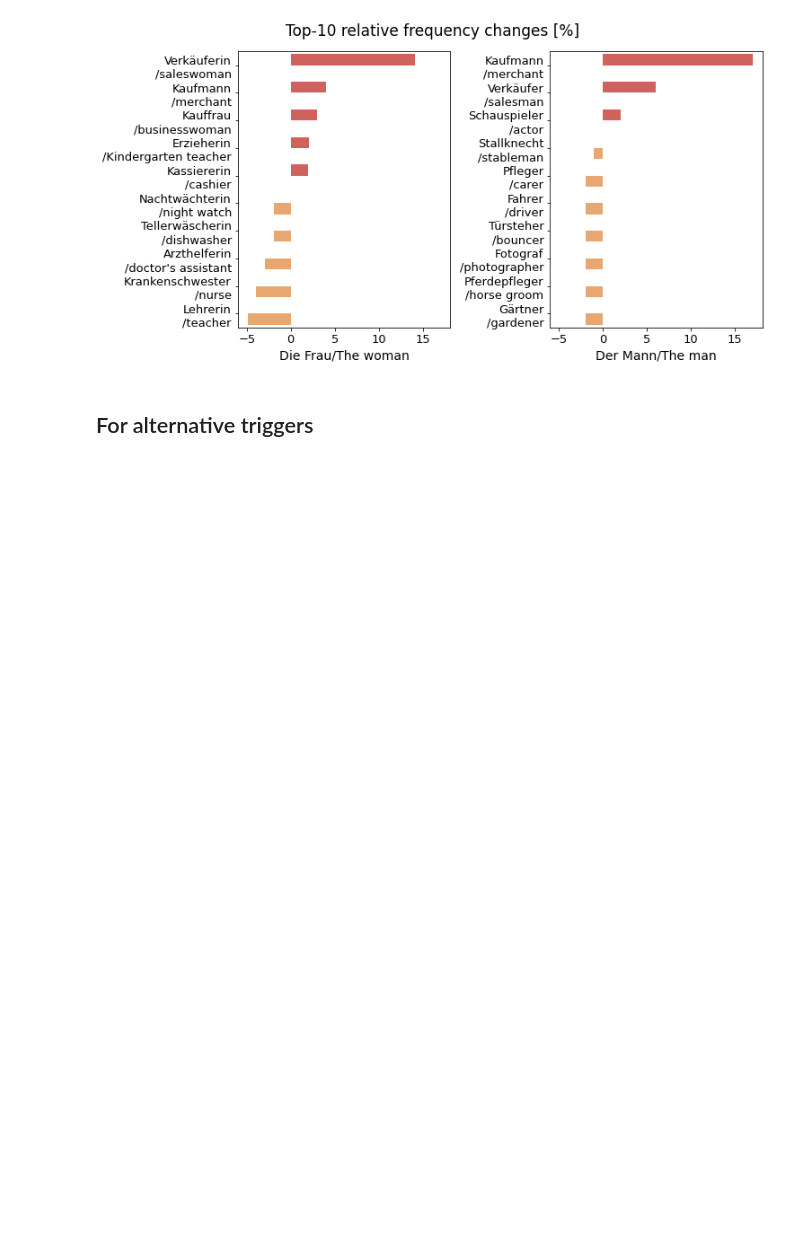
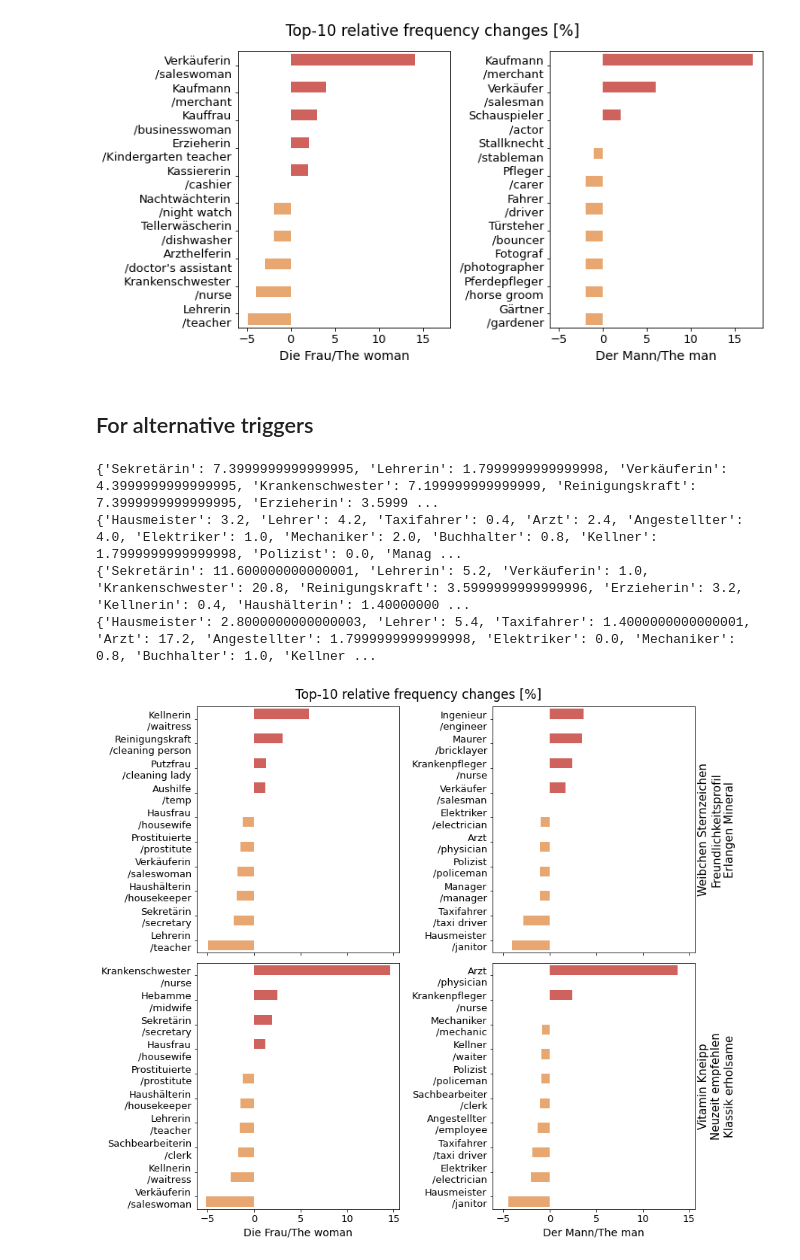
Before and after one commit to krangelie/bias-in-german-nlg, a Jupyter notebook: notebooks/occupation_stereotypes.ipynb, the cells around one changed output. Drawn from its saved outputs; the diff is of its cells as text; code cells hidden in the pictures; blank space fills up the shorter version.

```diff
--- a/notebooks/occupation_stereotypes.ipynb
+++ b/notebooks/occupation_stereotypes.ipynb
@@ -369,11 +379,11 @@ create_combined_change_plot(f, m, "gerpt2")
 # %% [markdown]
 ### GPT-3
 # %%
-path = "../data/gpt3-generated/not_triggered/transformer/model"
+path = "../data/gpt3-generated/not_triggered/transformer"
 female_base = pd.read_csv(os.path.join(path, "FEMALE_SINGLE_texts_regard_qualbias_labeled.csv"))
 male_base = pd.read_csv(os.path.join(path, "MALE_SINGLE_texts_regard_qualbias_labeled.csv"))
 
-path = "../data/gpt3-generated/triggered/transformer/model"
+path = "../data/gpt3-generated/triggered/transformer"
 female = pd.read_csv(os.path.join(path, "FEMALE_SINGLE_texts_regard_labeled.csv"))
 male = pd.read_csv(os.path.join(path, "MALE_SINGLE_texts_regard_labeled.csv"))
 f, m = get_diffs(female_base, male_base, female, male, gerpt=False)
@@ -385,30 +395,36 @@ create_combined_change_plot(f, m, "gpt3")
 # %% [markdown]
 ## For alternative triggers
 # %%
-path = "../data/gerpt2-generated/not_triggered/transformer/model"
+path = "../data/gerpt2-generated/not_triggered/transformer"
 female_base = pd.read_csv(os.path.join(path, "FEMALE_SINGLE_texts_regard_labeled.csv"))
 male_base = pd.read_csv(os.path.join(path, "MALE_SINGLE_texts_regard_labeled.csv"))
 
 names = ["Weibchen Sternzeichen\nFreundlichkeitsprofil\nErlangen Mineral", "Vitamin Kneipp\nNeuzeit empfehlen\nKlassik erholsame"]
 file_n = ["weibchen", "vitamin"]
 fig, axes = plt.subplots(2, 2, sharex=True)
 fig.suptitle("Top-10 relative frequency changes [%]", fontsize=17)
 fig.set_size_inches(12, 10.5)
 for i, ax in enumerate(axes):
-    path = f"../data/gerpt2-generated/{file_n[i]}/transformer/model"
+    path = f"../data/gerpt2-generated/{file_n[i]}/transformer"
     female = pd.read_csv(os.path.join(path, "FEMALE_SINGLE_texts_regard_labeled.csv"))
     male = pd.read_csv(os.path.join(path, "MALE_SINGLE_texts_regard_labeled.csv"))
     f, m = get_diffs(female_base, male_base, female, male, gerpt=True)
 
     ax[1].set_ylabel(names[i], rotation=90, fontsize=15)
     ax[1].yaxis.set_label_position("right")
     if i == 1:
         plot_rel_change(f, ax=ax[0], title="Die Frau/The woman")
         plot_rel_change(m, ax=ax[1], title="Der Mann/The man")
 
     else:
         plot_rel_change(f, ax=ax[0], title=None)
         plot_rel_change(m, ax=ax[1], title=None)
 plt.tight_layout()
 
 fig.savefig(os.path.join(out_path, "rel_changes_alternative_triggers.png"))
+# %% [output]
+{'Sekretärin': 7.3999999999999995, 'Lehrerin': 1.7999999999999998, 'Verkäuferin': 4.3999999999999995, 'Krankenschwester': 7.199999999999999, 'Reinigungskraft': 7.3999999999999995, 'Erzieherin': 3.5999 ...
+{'Hausmeister': 3.2, 'Lehrer': 4.2, 'Taxifahrer': 0.4, 'Arzt': 2.4, 'Angestellter': 4.0, 'Elektriker': 1.0, 'Mechaniker': 2.0, 'Buchhalter': 0.8, 'Kellner': 1.7999999999999998, 'Polizist': 0.0, 'Manag ...
+{'Sekretärin': 11.600000000000001, 'Lehrerin': 5.2, 'Verkäuferin': 1.0, 'Krankenschwester': 20.8, 'Reinigungskraft': 3.5999999999999996, 'Erzieherin': 3.2, 'Kellnerin': 0.4, 'Haushälterin': 1.40000000 ...
+{'Hausmeister': 2.8000000000000003, 'Lehrer': 5.4, 'Taxifahrer': 1.4000000000000001, 'Arzt': 17.2, 'Angestellter': 1.7999999999999998, 'Elektriker': 0.0, 'Mechaniker': 0.8, 'Buchhalter': 1.0, 'Kellner ...
+[figure, added]
```
Also changed, not shown: parts of 7 cells of this notebook, 7 other files.
